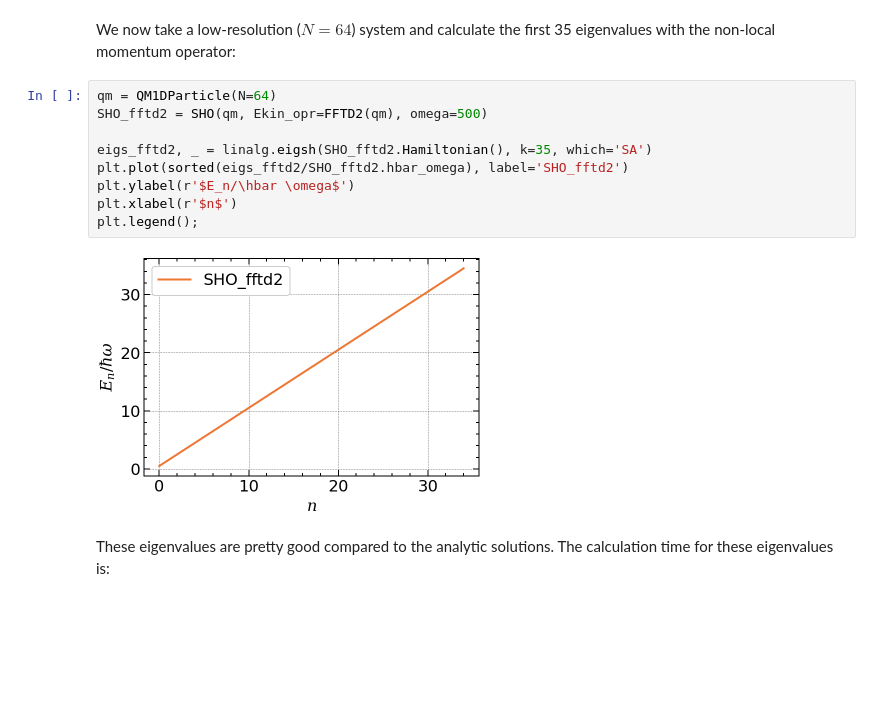
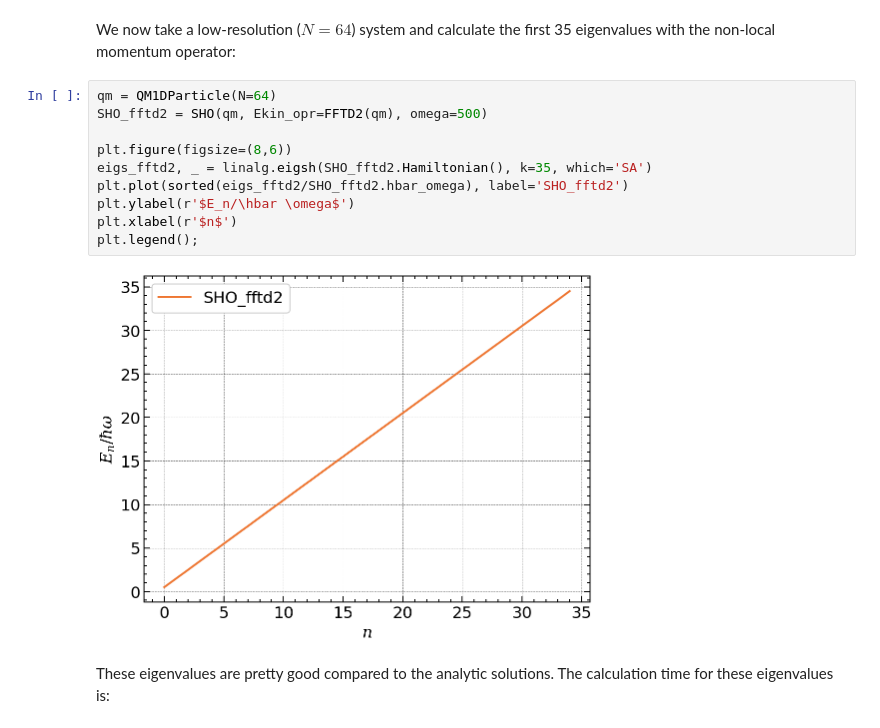
Before and after one commit to znswanderer/znswanderer.github.io, a Jupyter notebook: _jupyter/2021-08-22-Efficiancy.ipynb, the cells around one changed output. Drawn from its saved outputs; the diff is of its cells as text; blank space fills up the shorter version.

```diff
--- a/_jupyter/2021-08-22-Efficiancy.ipynb
+++ b/_jupyter/2021-08-22-Efficiancy.ipynb
@@ -417,14 +422,15 @@ non-local momentum operator:
 # %%
 qm = QM1DParticle(N=64)
 SHO_fftd2 = SHO(qm, Ekin_opr=FFTD2(qm), omega=500)
 
+plt.figure(figsize=(8,6))
 eigs_fftd2, _ = linalg.eigsh(SHO_fftd2.Hamiltonian(), k=35, which='SA')
 plt.plot(sorted(eigs_fftd2/SHO_fftd2.hbar_omega), label='SHO_fftd2')
 plt.ylabel(r'$E_n/\hbar \omega$')
 plt.xlabel(r'$n$')
 plt.legend();
 # %% [output]
-[figure, old version]
+[figure, new version]
 # %% [markdown]
 These eigenvalues are pretty good compared to the analytic solutions. The
 calculation time for these eigenvalues is:
```
Also changed, not shown: parts of 10 cells of this notebook, 7 other files.
